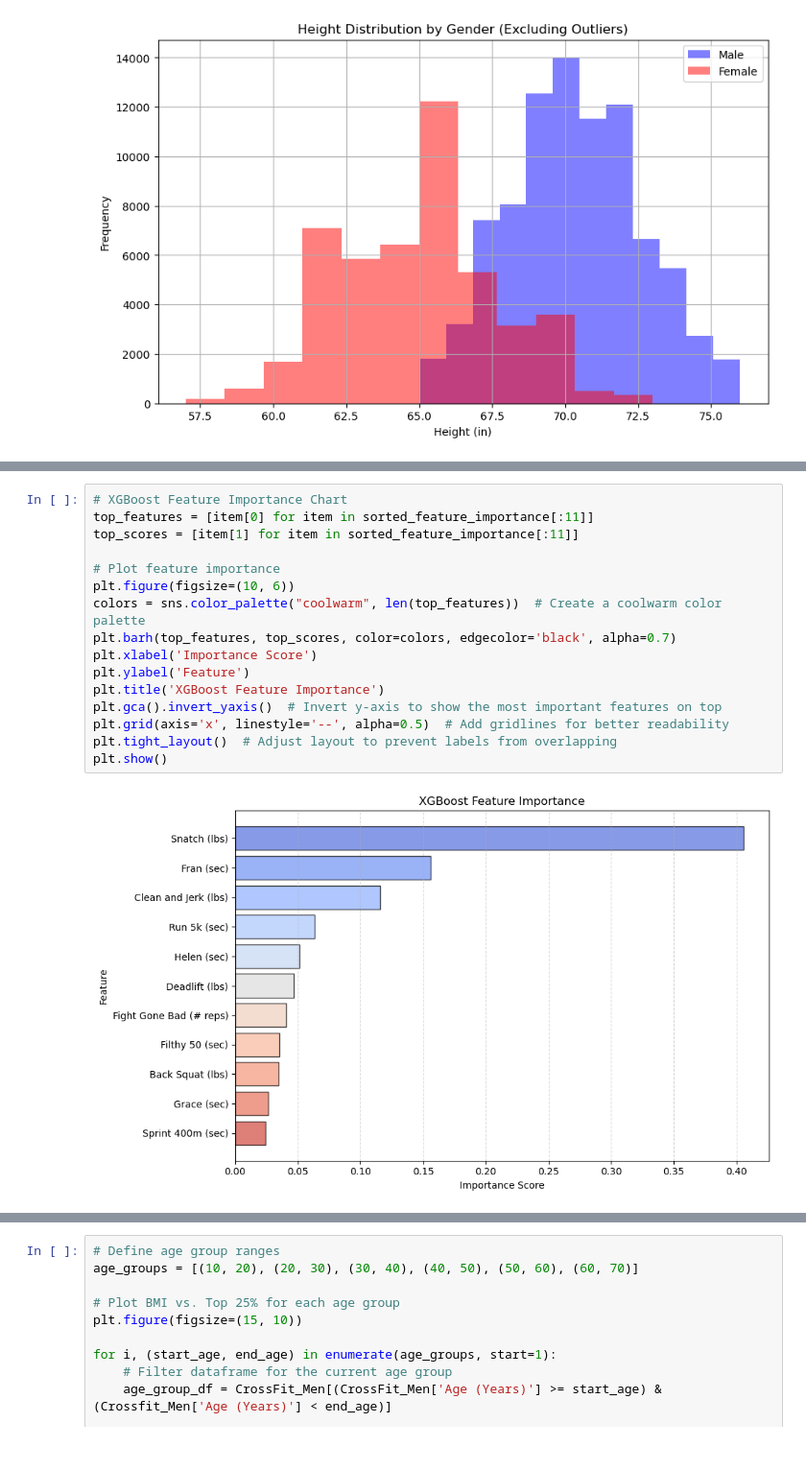
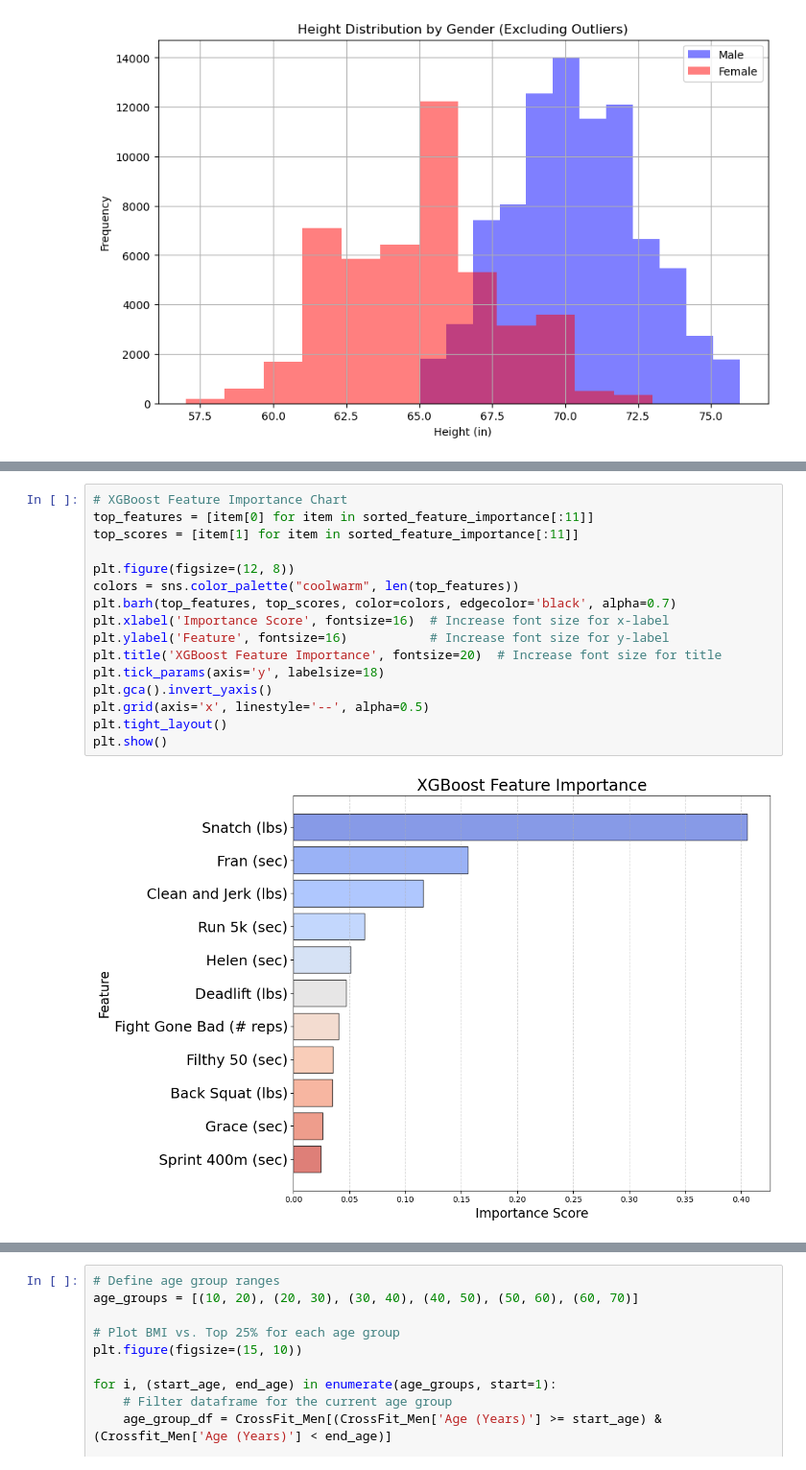
Before and after one commit to cdmoseley/CrossFit-Galvanize-Capstone, a Jupyter notebook: Crossfit_Analysis.ipynb, the cells around one changed output, grey strips where cells are left out. Shown at 96% size. Cells and saved outputs as stored; diff of their text form.

```diff
--- a/Crossfit_Analysis.ipynb
+++ b/Crossfit_Analysis.ipynb
@@ -518,18 +491,18 @@ Sprint 400m (sec): 0.024193041026592255
 # %%
 # XGBoost Feature Importance Chart
 top_features = [item[0] for item in sorted_feature_importance[:11]]
 top_scores = [item[1] for item in sorted_feature_importance[:11]]
 
-# Plot feature importance
-plt.figure(figsize=(10, 6))
-colors = sns.color_palette("coolwarm", len(top_features))  # Create a coolwarm color palette
+plt.figure(figsize=(12, 8))
+colors = sns.color_palette("coolwarm", len(top_features))
 plt.barh(top_features, top_scores, color=colors, edgecolor='black', alpha=0.7)
-plt.xlabel('Importance Score')
-plt.ylabel('Feature')
-plt.title('XGBoost Feature Importance')
-plt.gca().invert_yaxis()  # Invert y-axis to show the most important features on top
-plt.grid(axis='x', linestyle='--', alpha=0.5)  # Add gridlines for better readability
-plt.tight_layout()  # Adjust layout to prevent labels from overlapping
+plt.xlabel('Importance Score', fontsize=16)  # Increase font size for x-label
+plt.ylabel('Feature', fontsize=16)           # Increase font size for y-label
+plt.title('XGBoost Feature Importance', fontsize=20)  # Increase font size for title
+plt.tick_params(axis='y', labelsize=18)
+plt.gca().invert_yaxis()
+plt.grid(axis='x', linestyle='--', alpha=0.5)
+plt.tight_layout()
 plt.show()
 # %% [output]
-[figure, old version]
+[figure, new version]
```
Also changed, not shown: parts of 15 cells of this notebook, 1 other file.
